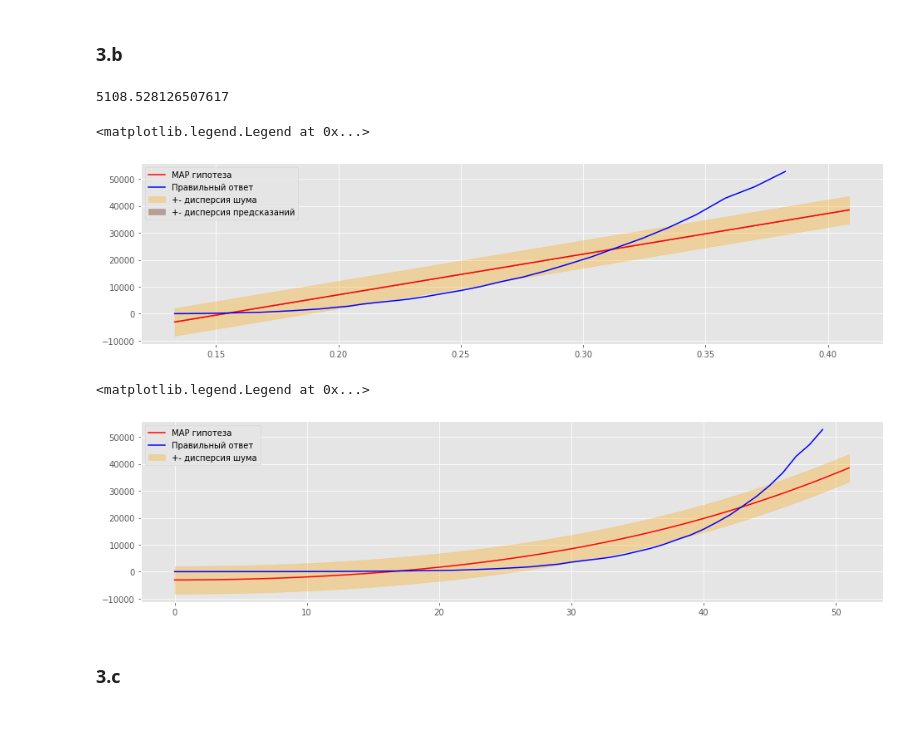
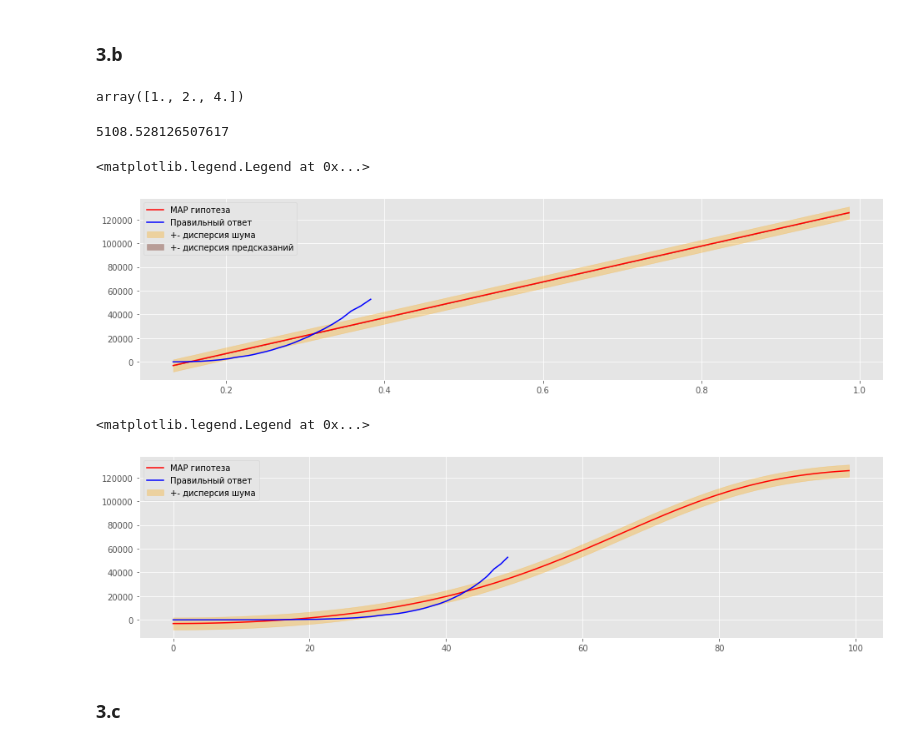
Before and after one commit to akoshel/MADE, a Jupyter notebook: Part_2/Advanced_ML/HW1/HW1_koshelev.ipynb, the cells around one changed output. Saved outputs shown, nothing was run; the diff lists cells and outputs as text; code cells hidden in the pictures.

```diff
--- a/Part_2/Advanced_ML/HW1/HW1_koshelev.ipynb
+++ b/Part_2/Advanced_ML/HW1/HW1_koshelev.ipynb
@@ -300,9 +298,13 @@ for i in range(train.shape[0]):
     x, y = train['day_number_for_sigm'].iloc[i], train['total_cases'].iloc[i]
     cur_mu, cur_sigma = bayesian_update(cur_mu, cur_sigma, x, y)
 # %%
-x_sigm = st_sc.transform((np.arange(0, 52, 1)**2).reshape(-1, 1))
+x_sigm = st_sc.transform((np.arange(0, 100, 1)**2).reshape(-1, 1))
 # %%
 x_sigm = multivariate_normal.cdf(x_sigm.reshape(1, -1)[0], mean=0, cov=1)
+# %%
+poly.fit_transform([[2]])[0]
+# %% [output]
+array([1., 2., 4.])
 # %%
 errors = []
 for i in range(50):
@@ -327,15 +329,15 @@ plt.fill_between(x_sigm, np.mean(x_pred, axis=0) - np.std(x_pred, axis=0), np.me
 plt.legend()
 # %% [output]
 <matplotlib.legend.Legend at 0x...>
-[figure, old version]
+[figure, new version]
 # %%
-plt.plot(np.arange(0, 52, 1), cur_mu[1]*x_sigm + cur_mu[0], color='red', label="MAP гипотеза")
+plt.plot(np.arange(0, 100, 1), cur_mu[1]*x_sigm + cur_mu[0], color='red', label="MAP гипотеза")
 plt.plot(train['day_number'], train['total_cases'], color='blue', label="Правильный ответ")
-plt.fill_between(np.arange(0, 52, 1), cur_mu[1]*x_sigm + cur_mu[0] - np.sqrt(noize_disp), cur_mu[1]*x_sigm + cur_mu[0]  + np.sqrt(noize_disp), color='orange', alpha=.3, label="+- дисперсия шума")
+plt.fill_between(np.arange(0, 100, 1), cur_mu[1]*x_sigm + cur_mu[0] - np.sqrt(noize_disp), cur_mu[1]*x_sigm + cur_mu[0]  + np.sqrt(noize_disp), color='orange', alpha=.3, label="+- дисперсия шума")
 plt.legend()
 # %% [output]
 <matplotlib.legend.Legend at 0x...>
-[figure, old version]
+[figure, new version]
 # %% [markdown]
 ### 3.c
 # %%
```
Also changed, not shown: parts of 5 cells of this notebook.
